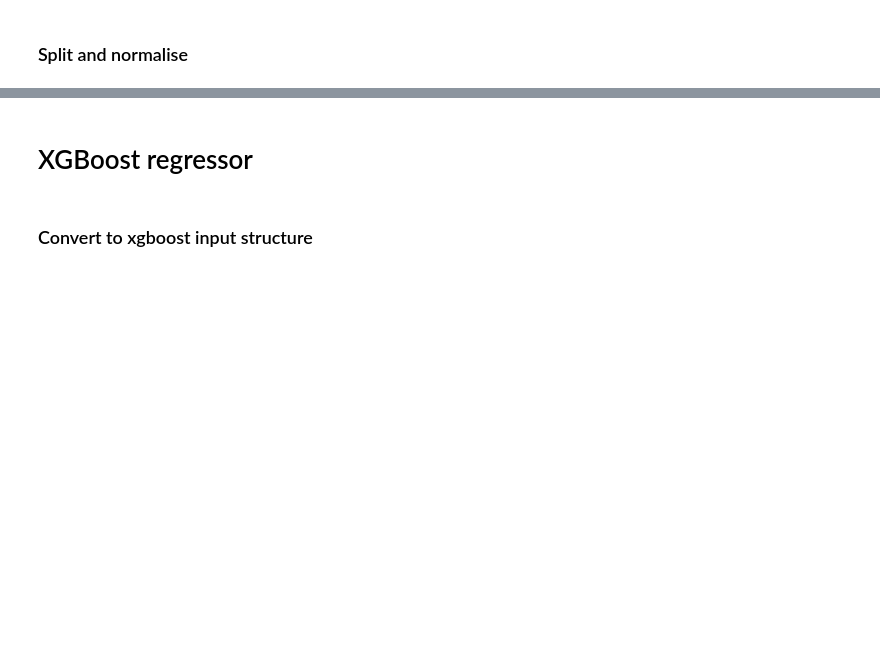
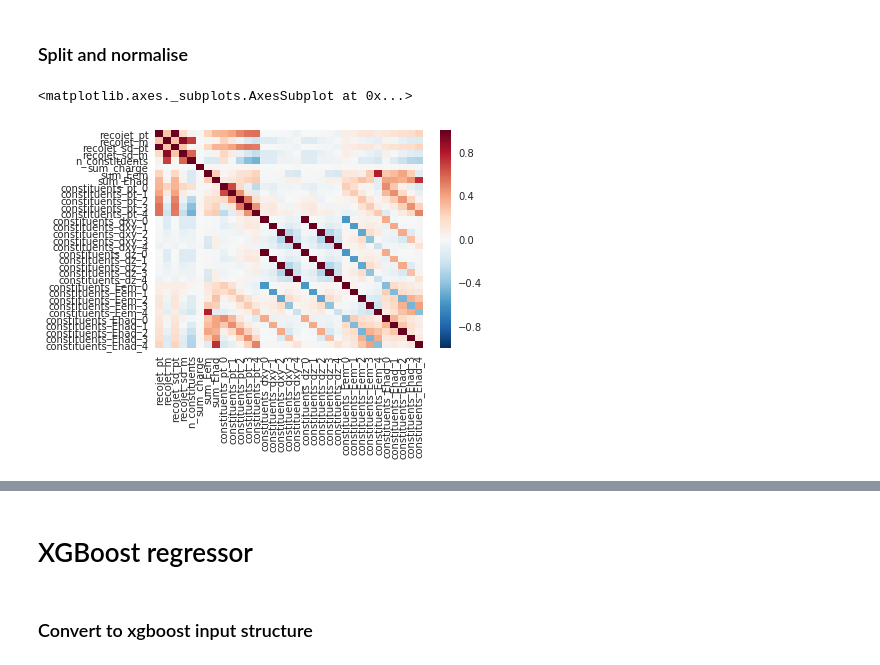
Before and after one commit to mlisovyi/IML_challenge_2018, a Jupyter notebook: EDA_and_xgboost.ipynb, the cells around one changed output, grey strips where cells are left out. Drawn from its saved outputs; the diff is of its cells as text; code cells hidden in the pictures; blank space fills up the shorter version.

```diff
--- a/EDA_and_xgboost.ipynb
+++ b/EDA_and_xgboost.ipynb
@@ -30,4 +37,4 @@ train_file_name = 'train_full_Nhardest5.pickle'
 # %% [markdown]
 Read in the file properly for different file formats
 # %%
-train_df = loadInputAsDF(train_file_name)
+train_df_full = loadInputAsDF(train_file_name)
@@ -34,2 +45,4 @@ train_df = loadInputAsDF(train_file_name)
+# %%
+train_df = train_df_full.sample(n=100000, random_state=314).fillna(-999)
 # %%
 train_df.info()
@@ -76,3 +163,8 @@ train_df.info()
 from sklearn.model_selection import train_test_split
 # %%
 X_train, X_test, y_train, y_test = train_test_split(train_df.drop('genjet_sd_m', axis=1), train_df['genjet_sd_m'] , test_size=0.30, random_state=314)
+# %%
+sns.heatmap(X_train.corr())
+# %% [output]
+<matplotlib.axes._subplots.AxesSubplot at 0x...>
+[figure, added]
```
Also changed, not shown: parts of 34 cells of this notebook.
